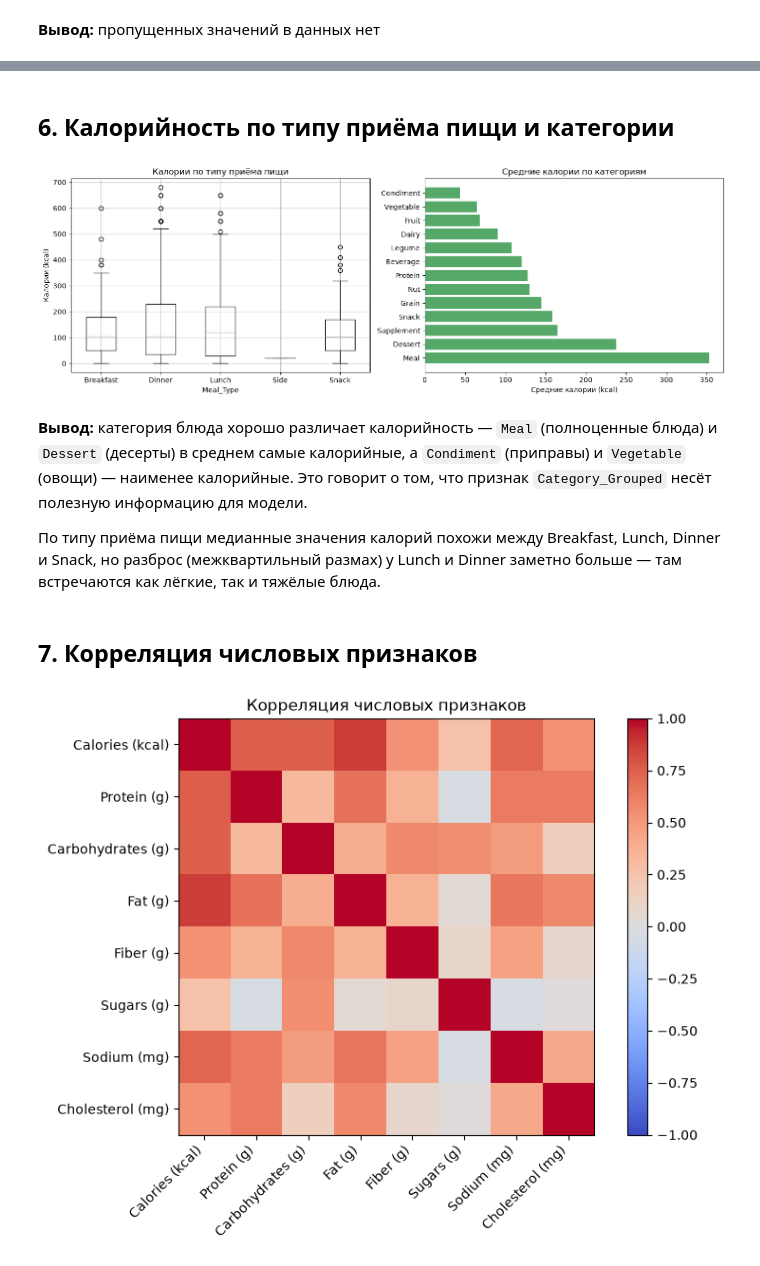
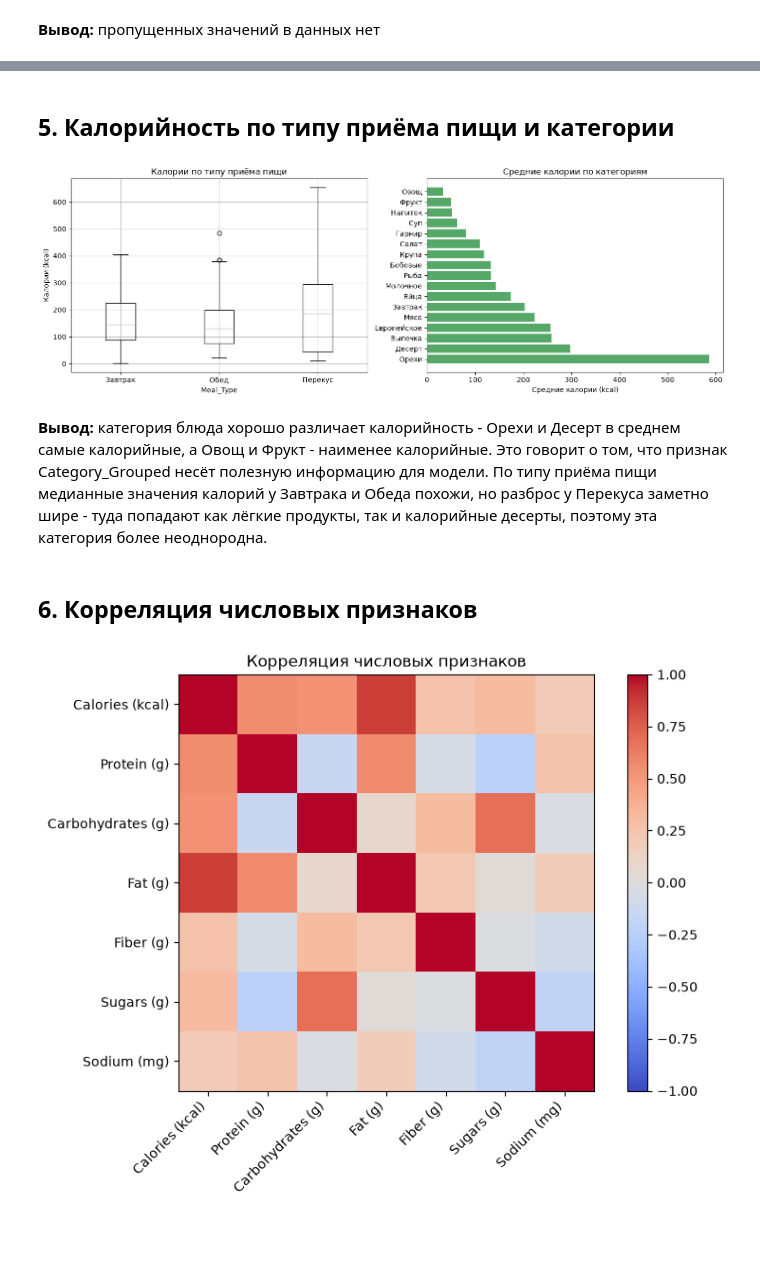
Before and after one commit to karinkaaa/-food-replacement-recommender, a Jupyter notebook: notebooks/01_eda.ipynb, the cells around one changed output, grey strips where cells are left out. Drawn from its saved outputs; the diff is of its cells as text; code cells hidden in the pictures; blank space fills up the shorter version.

```diff
--- a/notebooks/01_eda.ipynb
+++ b/notebooks/01_eda.ipynb
@@ -33,19 +27,14 @@ def load_and_fix_csv(path):
         for row in reader:
             if len(row) == n_cols:
                 fixed_rows.append(row)
-            elif len(row) == n_cols + 1:
-                # Запятая внутри названия блюда разбила одно поле на два — склеиваем обратно
-                new_row = [row[0] + ',' + row[1]] + row[2:]
-                fixed_rows.append(new_row)
             else:
                 print('Неожиданная строка, пропущена:', row)
     return pd.DataFrame(fixed_rows, columns=header)
 
-df = load_and_fix_csv('../data/daily_food_nutrition.csv')
+df = load_and_fix_csv('../data/russian_food_dataset.csv')
 
-# Приводим числовые столбцы к нужному типу (после ручного парсинга все столбцы — строки)
-numeric_cols = ['Calories (kcal)', 'Protein (g)', 'Carbohydrates (g)', 'Fat (g)',
-                 'Fiber (g)', 'Sugars (g)', 'Sodium (mg)', 'Cholesterol (mg)', 'Water_Intake (ml)']
+
+numeric_cols = ['Calories (kcal)', 'Protein (g)', 'Carbohydrates (g)', 'Fat (g)', 'Fiber (g)', 'Sugars (g)', 'Sodium (mg)']
 for col in numeric_cols:
     df[col] = pd.to_numeric(df[col])
 
@@ -68,7 +50,0 @@ df.head()
-# %%
-df['Category_Grouped'] = df['Category'].apply(lambda x: x.split('/')[0])
-
-print('Было уникальных категорий:', df['Category'].nunique())
-print('Стало уникальных категорий:', df['Category_Grouped'].nunique())
-print()
-df['Category_Grouped'].value_counts()
@@ -184,5 +136,5 @@ plt.show()
 # %% [markdown]
-## 6. Калорийность по типу приёма пищи и категории
+## 5. Калорийность по типу приёма пищи и категории
 # %%
 fig, axes = plt.subplots(1, 2, figsize=(14, 5))
 
@@ -200,29 +152,28 @@ axes[1].set_xlabel('Средние калории (kcal)')
 plt.tight_layout()
 plt.show()
 # %% [output]
-[figure, old version]
+[figure, new version]
 # %% [markdown]
-**Вывод:** категория блюда хорошо различает калорийность — `Meal` (полноценные блюда) и `Dessert` (десерты) в среднем самые калорийные, а `Condiment` (приправы) и `Vegetable` (овощи) — наименее калорийные. Это говорит о том, что признак `Category_Grouped` несёт полезную информацию для модели.
-
-По типу приёма пищи медианные значения калорий похожи между Breakfast, Lunch, Dinner и Snack, но разброс (межквартильный размах) у Lunch и Dinner заметно больше — там встречаются как лёгкие, так и тяжёлые блюда.
+**Вывод:** категория блюда хорошо различает калорийность - Орехи и Десерт в среднем самые калорийные, а Овощ и Фрукт - наименее калорийные. Это говорит о том, что признак Category_Grouped несёт полезную информацию для модели.
+По типу приёма пищи медианные значения калорий у Завтрака и Обеда похожи, но разброс у Перекуса заметно шире - туда попадают как лёгкие продукты, так и калорийные десерты, поэтому эта категория более неоднородна.
 # %% [markdown]
-## 7. Корреляция числовых признаков
+## 6. Корреляция числовых признаков
 # %%
-num_cols = ['Calories (kcal)', 'Protein (g)', 'Carbohydrates (g)', 'Fat (g)',
-            'Fiber (g)', 'Sugars (g)', 'Sodium (mg)', 'Cholesterol (mg)']
+num_cols  = ['Calories (kcal)', 'Protein (g)', 'Carbohydrates (g)', 'Fat (g)', 'Fiber (g)', 'Sugars (g)', 'Sodium (mg)']
+
 corr = df[num_cols].corr()
 
 fig, ax = plt.subplots(figsize=(8, 6))
 im = ax.imshow(corr, cmap='coolwarm', vmin=-1, vmax=1)
 ax.set_xticks(range(len(num_cols)))
 ax.set_yticks(range(len(num_cols)))
 ax.set_xticklabels(num_cols, rotation=45, ha='right')
 ax.set_yticklabels(num_cols)
 plt.colorbar(im, fraction=0.046)
 plt.title('Корреляция числовых признаков')
 plt.tight_layout()
 plt.show()
 
 corr
 # %% [output]
-[figure, old version]
+[figure, new version]
```
Also changed, not shown: parts of 15 cells of this notebook, 3 other files.
